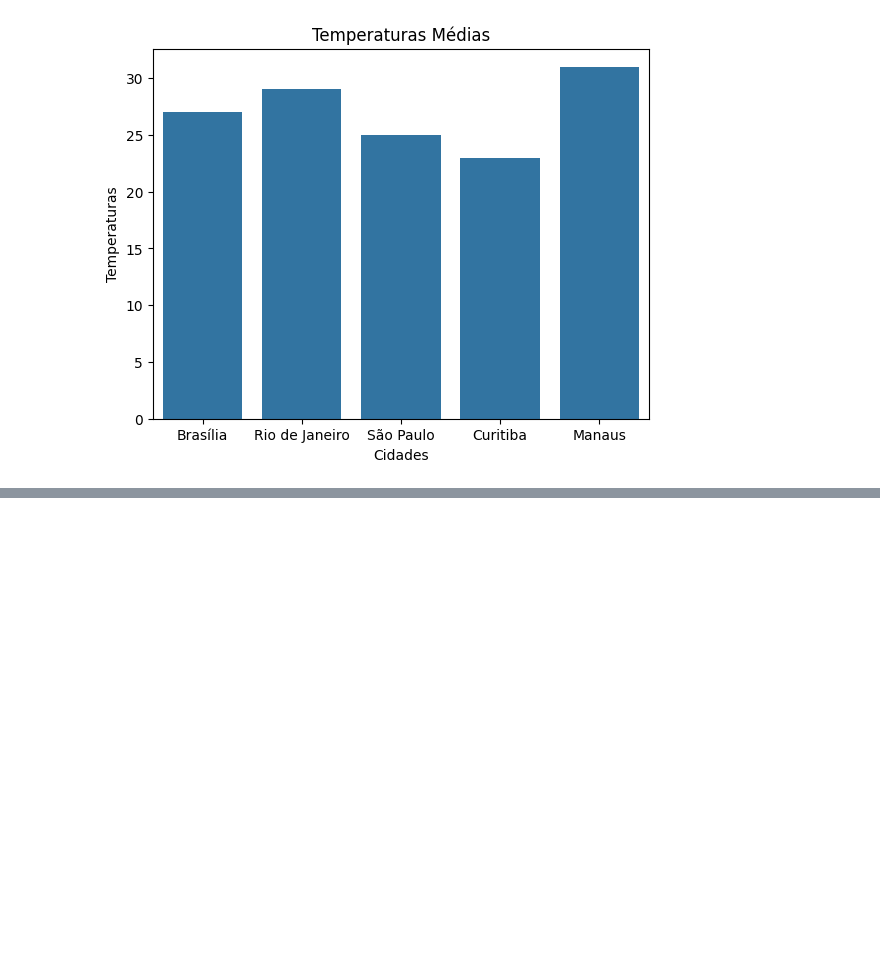
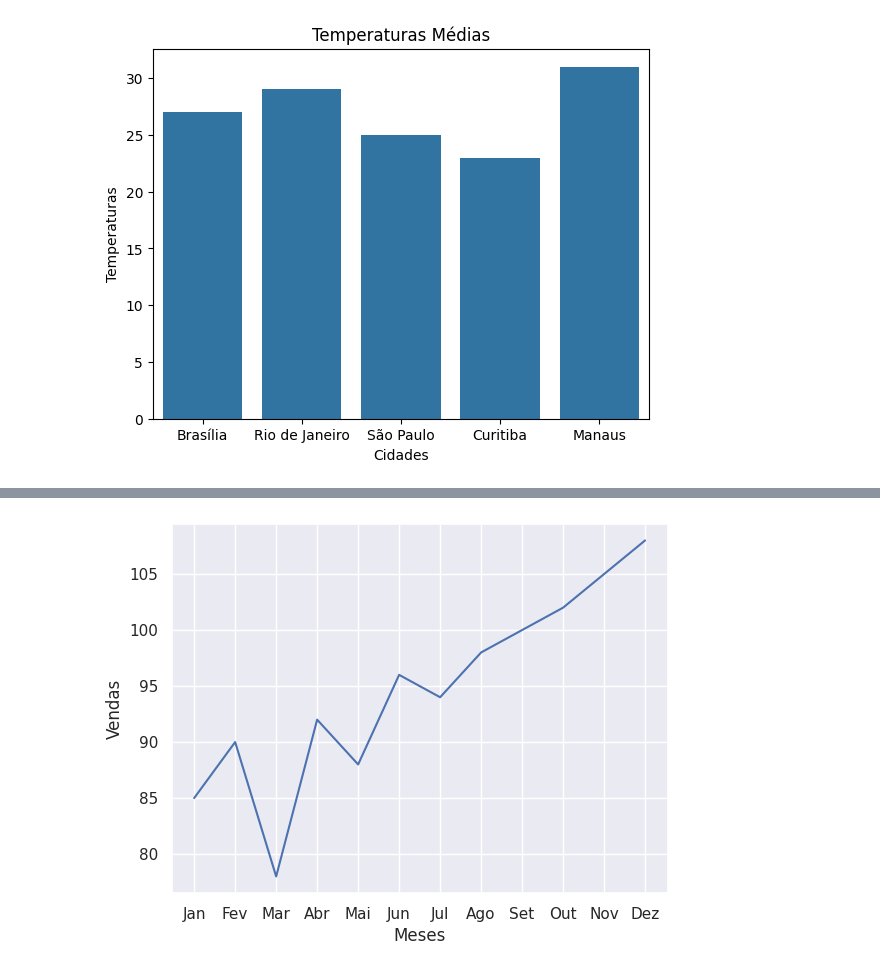
Before and after one commit to stephanyresque/Ciencia-de-dados-2, a Jupyter notebook: 12_11_24.ipynb, the cells around one changed output, grey strips where cells are left out. Cells and saved outputs as stored; diff of their text form; code cells hidden in the pictures; blank space fills up the shorter version.

```diff
--- a/12_11_24.ipynb
+++ b/12_11_24.ipynb
@@ -60,3 +60,12 @@ barras = sns.barplot(x = 'Cidades', y = 'Temperaturas', data = dados_2);
 barras.set_title('Temperaturas Médias');
 # %% [output]
 [figure]
+# %%
+import seaborn as sns
+
+meses = ['Jan', 'Fev', 'Mar', 'Abr', 'Mai', 'Jun', 'Jul', 'Ago', 'Set', 'Out', 'Nov', 'Dez']
+vendas = [85, 90, 78, 92, 88, 96, 94, 98, 100, 102, 105, 108]
+
+dados = {'Meses': meses, 'Vendas': vendas}
+
+sns.lineplot(x='Meses', y='Vendas', data=dados);
@@ -62,0 +78,6 @@ barras.set_title('Temperaturas Médias');
+# %%
+sns.set_theme() #padrão é darkgrid
+
+sns.lineplot(x='Meses', y='Vendas', data=dados);
+# %% [output]
+[figure, added]
```
Also changed, not shown: parts of 13 cells of this notebook.
